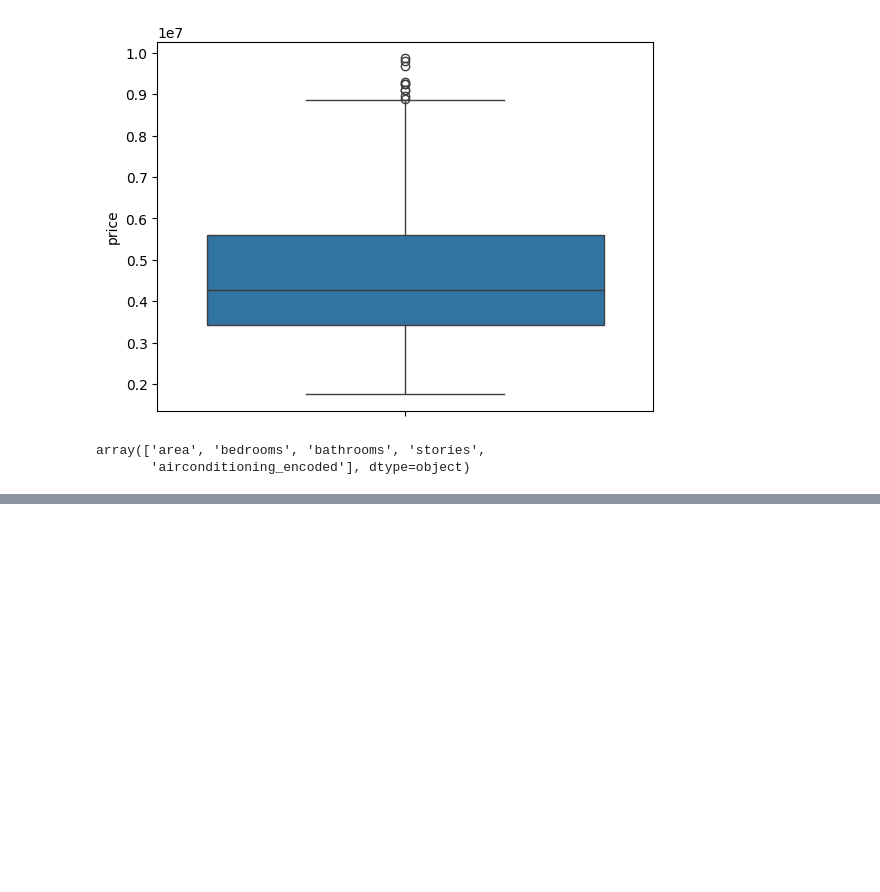
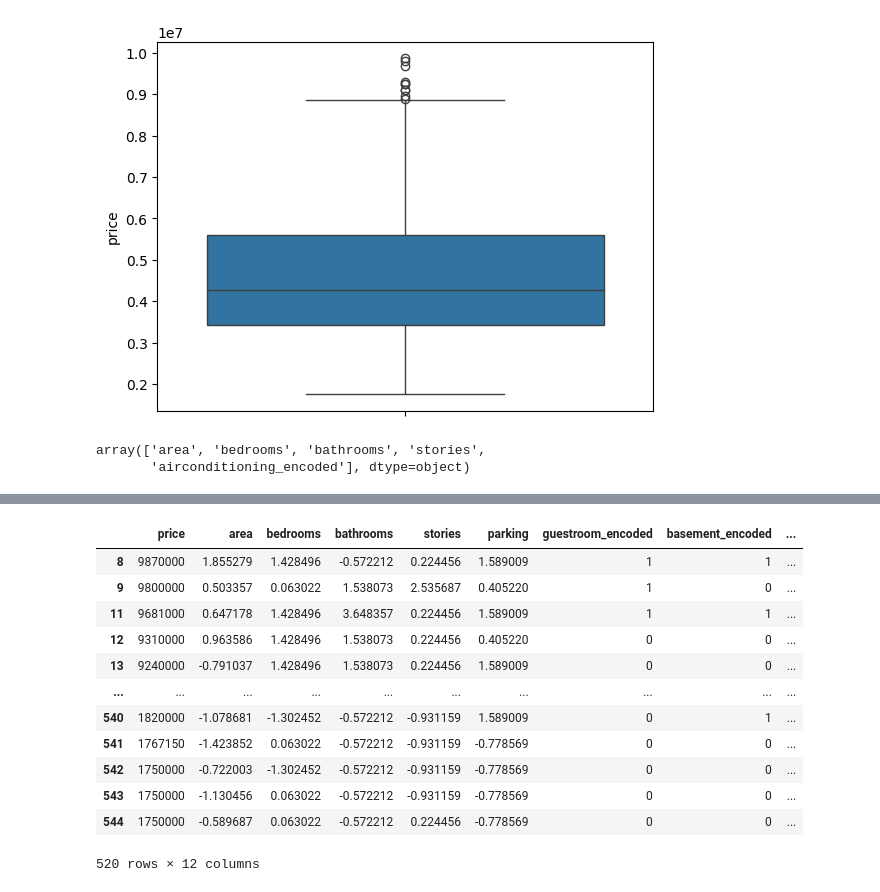
Before and after one commit to hahahang0/MLPracFromKaggle, a Jupyter notebook: House price prediction/practical/improved_version.ipynb, the cells around one changed output, grey strips where cells are left out. Saved outputs shown, nothing was run; the diff lists cells and outputs as text; code cells hidden in the pictures; blank space fills up the shorter version.

```diff
--- a/House price prediction/practical/improved_version.ipynb
+++ b/House price prediction/practical/improved_version.ipynb
@@ -441,0 +577,16 @@ array(['area', 'bedrooms', 'bathrooms', 'stories',
+# %%
+temp_df
+# %% [output]
+|  | price | area | bedrooms | bathrooms | stories | parking | guestroom_encoded | basement_encoded | ... |
+| 8 | 9870000 | 1.855279 | 1.428496 | -0.572212 | 0.224456 | 1.589009 | 1 | 1 | ... |
+| 9 | 9800000 | 0.503357 | 0.063022 | 1.538073 | 2.535687 | 0.405220 | 1 | 0 | ... |
+| 11 | 9681000 | 0.647178 | 1.428496 | 3.648357 | 0.224456 | 1.589009 | 1 | 1 | ... |
+| 12 | 9310000 | 0.963586 | 1.428496 | 1.538073 | 0.224456 | 0.405220 | 0 | 0 | ... |
+| 13 | 9240000 | -0.791037 | 1.428496 | 1.538073 | 0.224456 | 1.589009 | 0 | 0 | ... |
+| ... | ... | ... | ... | ... | ... | ... | ... | ... | ... |
+| 540 | 1820000 | -1.078681 | -1.302452 | -0.572212 | -0.931159 | 1.589009 | 0 | 1 | ... |
+| 541 | 1767150 | -1.423852 | 0.063022 | -0.572212 | -0.931159 | -0.778569 | 0 | 0 | ... |
+| 542 | 1750000 | -0.722003 | -1.302452 | -0.572212 | -0.931159 | -0.778569 | 0 | 0 | ... |
+| 543 | 1750000 | -1.130456 | 0.063022 | -0.572212 | -0.931159 | -0.778569 | 0 | 0 | ... |
+| 544 | 1750000 | -0.589687 | 0.063022 | -0.572212 | 0.224456 | -0.778569 | 0 | 0 | ... |
+520 rows × 12 columns
```
Also changed, not shown: parts of 37 cells of this notebook, 1 other file.
